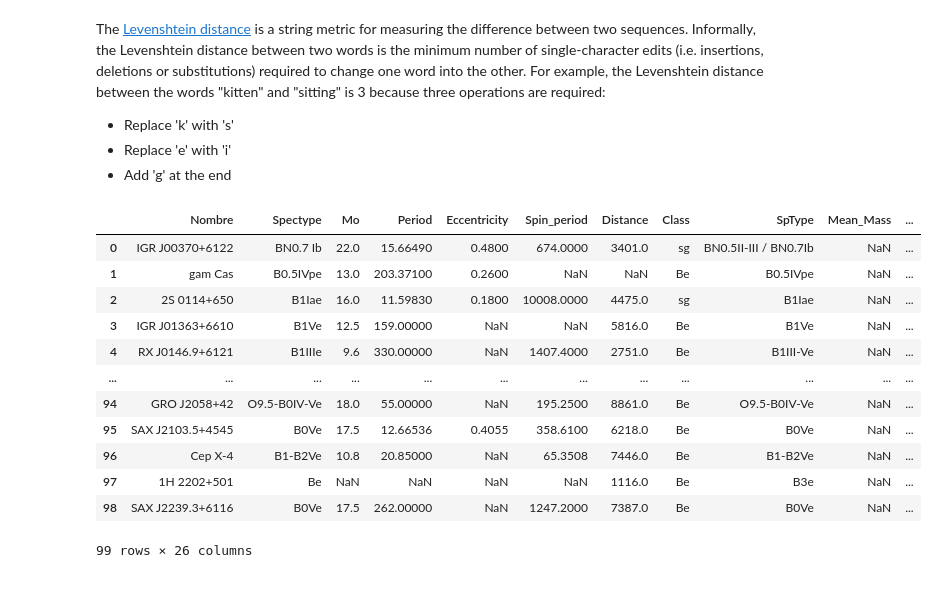
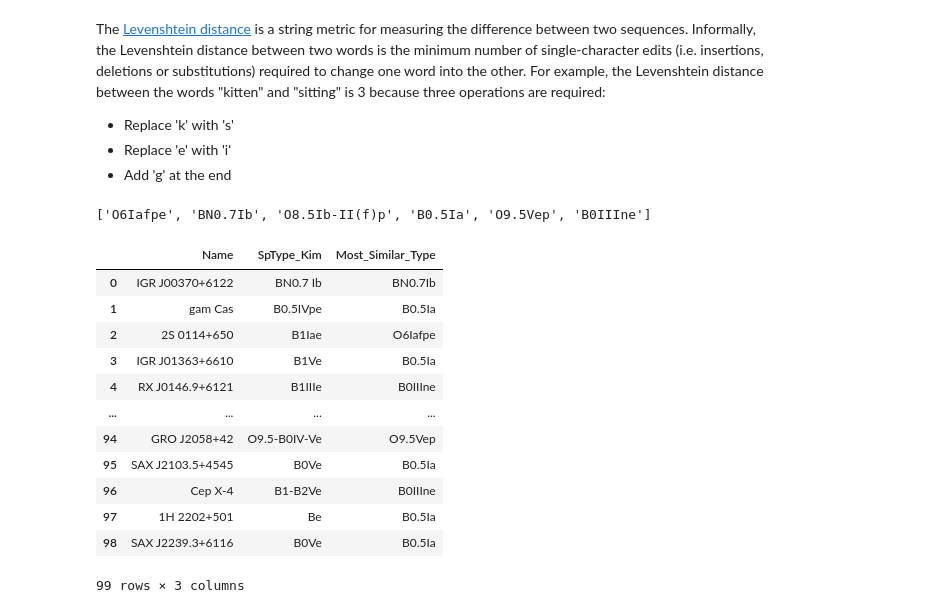
Before and after one commit to DiegoEspinozaoss/HMXBs_Catalog_Colaboration, a Jupyter notebook: interactive_part_proyect.ipynb, the cells around one changed output. Drawn from its saved outputs; the diff is of its cells as text; code cells hidden in the pictures.

```diff
--- a/interactive_part_proyect.ipynb
+++ b/interactive_part_proyect.ipynb
@@ -312,12 +371,41 @@ The [Levenshtein distance](https://www.sciencedirect.com/topics/computer-science
 - Replace 'k' with 's'
 - Replace 'e' with 'i'
 - Add 'g' at the end
+# %%
+import pandas as pd
+import Levenshtein
+import re
+
+roman_to_arabic = {
+    "III": "3",
+    "II": "2",
+    "I": "1",
+    "IV": "4",
+    "V": "5",
+    "VI": "6",
+    "VII": "7",
+    "VIII": "8",
+    "IX": "9",
+    "X": "10"
+}
+
+def replace_roman_with_arabic(spectral_type):
+    if isinstance(spectral_type, str):
+        for roman, arabic in sorted(roman_to_arabic.items(), key=lambda x: -len(x[0])):
+            spectral_type = spectral_type.replace(roman, arabic)
+    return spectral_type
+
+# prototypicalHMXB = ["O6Iafpe", "BN0.7Ib", "O8.5Ib-II(f)p", "B0.5Ia", "O9.5Vep", "B0IIIne"]
+
+#prototypicalHMXB = [replace_roman_with_arabic(stype) for stype in prototypicalHMXB]
+prototypicalHMXB = ["O6Ia", "B0.7Ib", "O8.5Ib-II", "B0.5Ia", "O9.5V", "B0III"]
+print(prototypicalHMXB)
+# %% [output]
+['O6Iafpe', 'BN0.7Ib', 'O8.5Ib-II(f)p', 'B0.5Ia', 'O9.5Vep', 'B0IIIne']
 # %%
 import pandas as pd
 import Levenshtein
 
-# Lista de tipos prototípicos de HMXBs
-prototypicalHMXB = ["O6Iafpe", "BN0.7Ib", "O8.5Ib-II(f)p", "B0.5Ia", "O9.5Vep", "B0IIIne"]
 
 # Velocidad terminal (v∞/103 [km s−1]) y sus incertidumbres
 v_infinity = [1.9, 1.1, 1.9, 0.8, 0.4, 1.5]
@@ -336,45 +424,47 @@ def find_most_similar_type(companion_type, prototypicalHMXB):
 
         distances = {stype: Levenshtein.distance(companion_type, stype) for stype in prototypicalHMXB}
 
         most_similar_type = min(distances, key=distances.get)
 
         return most_similar_type
     else:
         return None
 
 df_new = df_final.copy()
-df_new['Most_Similar_Type'] = df_new['Spectype'].apply(lambda x: find_most_similar_type(x, prototypicalHMXB))
+#df_new['SpType_Kim'] = df_new['SpType_Kim'].apply(replace_roman_with_arabic)
+df_new['Most_Similar_Type'] = df_new['SpType_Kim'].apply(lambda x: find_most_similar_type(x, prototypicalHMXB))
 
 def get_velocity_and_mass_loss(type_similar):
     try:
         index = prototypicalHMXB.index(type_similar)
 
         v_inf = v_infinity[index]
         v_pl = v_plus[index]
         v_mn = v_minus[index]
 
         log_md = log_Mdot[index]
         log_md_pl = log_Mdot_plus[index]
         log_md_mn = log_Mdot_minus[index]
 
         return pd.Series([v_inf, v_pl, v_mn, log_md, log_md_pl, log_md_mn])
     except ValueError:
         return pd.Series([None, None, None, None, None, None])
 
 df_new[['v_infinity', 'v_plus', 'v_minus', 'log_Mdot', 'log_Mdot_plus', 'log_Mdot_minus']] = df_new['Most_Similar_Type'].apply(lambda x: get_velocity_and_mass_loss(x))
 
-df_new
+
+df_new[['Name','SpType_Kim', 'Most_Similar_Type']]
 # %% [output]
-|  | Nombre | Spectype | Mo | Period | Eccentricity | Spin_period | Distance | Class | SpType | Mean_Mass | ... |
-| 0 | IGR J00370+6122 | BN0.7 Ib | 22.0 | 15.66490 | 0.4800 | 674.0000 | 3401.0 | sg | BN0.5II-III / BN0.7Ib | NaN | ... |
-| 1 | gam Cas | B0.5IVpe | 13.0 | 203.37100 | 0.2600 | NaN | NaN | Be | B0.5IVpe | NaN | ... |
-| 2 | 2S 0114+650 | B1Iae | 16.0 | 11.59830 | 0.1800 | 10008.0000 | 4475.0 | sg | B1Iae | NaN | ... |
-| 3 | IGR J01363+6610 | B1Ve | 12.5 | 159.00000 | NaN | NaN | 5816.0 | Be | B1Ve | NaN | ... |
-| 4 | RX J0146.9+6121 | B1IIIe | 9.6 | 330.00000 | NaN | 1407.4000 | 2751.0 | Be | B1III-Ve | NaN | ... |
-| ... | ... | ... | ... | ... | ... | ... | ... | ... | ... | ... | ... |
-| 94 | GRO J2058+42 | O9.5-B0IV-Ve | 18.0 | 55.00000 | NaN | 195.2500 | 8861.0 | Be | O9.5-B0IV-Ve | NaN | ... |
-| 95 | SAX J2103.5+4545 | B0Ve | 17.5 | 12.66536 | 0.4055 | 358.6100 | 6218.0 | Be | B0Ve | NaN | ... |
-| 96 | Cep X-4 | B1-B2Ve | 10.8 | 20.85000 | NaN | 65.3508 | 7446.0 | Be | B1-B2Ve | NaN | ... |
-| 97 | 1H 2202+501 | Be | NaN | NaN | NaN | NaN | 1116.0 | Be | B3e | NaN | ... |
-| 98 | SAX J2239.3+6116 | B0Ve | 17.5 | 262.00000 | NaN | 1247.2000 | 7387.0 | Be | B0Ve | NaN | ... |
+|  | Name | SpType_Kim | Most_Similar_Type |
+| 0 | IGR J00370+6122 | BN0.7 Ib | BN0.7Ib |
+| 1 | gam Cas | B0.5IVpe | B0.5Ia |
+| 2 | 2S 0114+650 | B1Iae | O6Iafpe |
+| 3 | IGR J01363+6610 | B1Ve | B0.5Ia |
+| 4 | RX J0146.9+6121 | B1IIIe | B0IIIne |
+| ... | ... | ... | ... |
+| 94 | GRO J2058+42 | O9.5-B0IV-Ve | O9.5Vep |
+| 95 | SAX J2103.5+4545 | B0Ve | B0.5Ia |
+| 96 | Cep X-4 | B1-B2Ve | B0IIIne |
+| 97 | 1H 2202+501 | Be | B0.5Ia |
+| 98 | SAX J2239.3+6116 | B0Ve | B0.5Ia |
-99 rows × 26 columns
+99 rows × 3 columns
```
Also changed, not shown: parts of 9 cells of this notebook, 2 other files.
